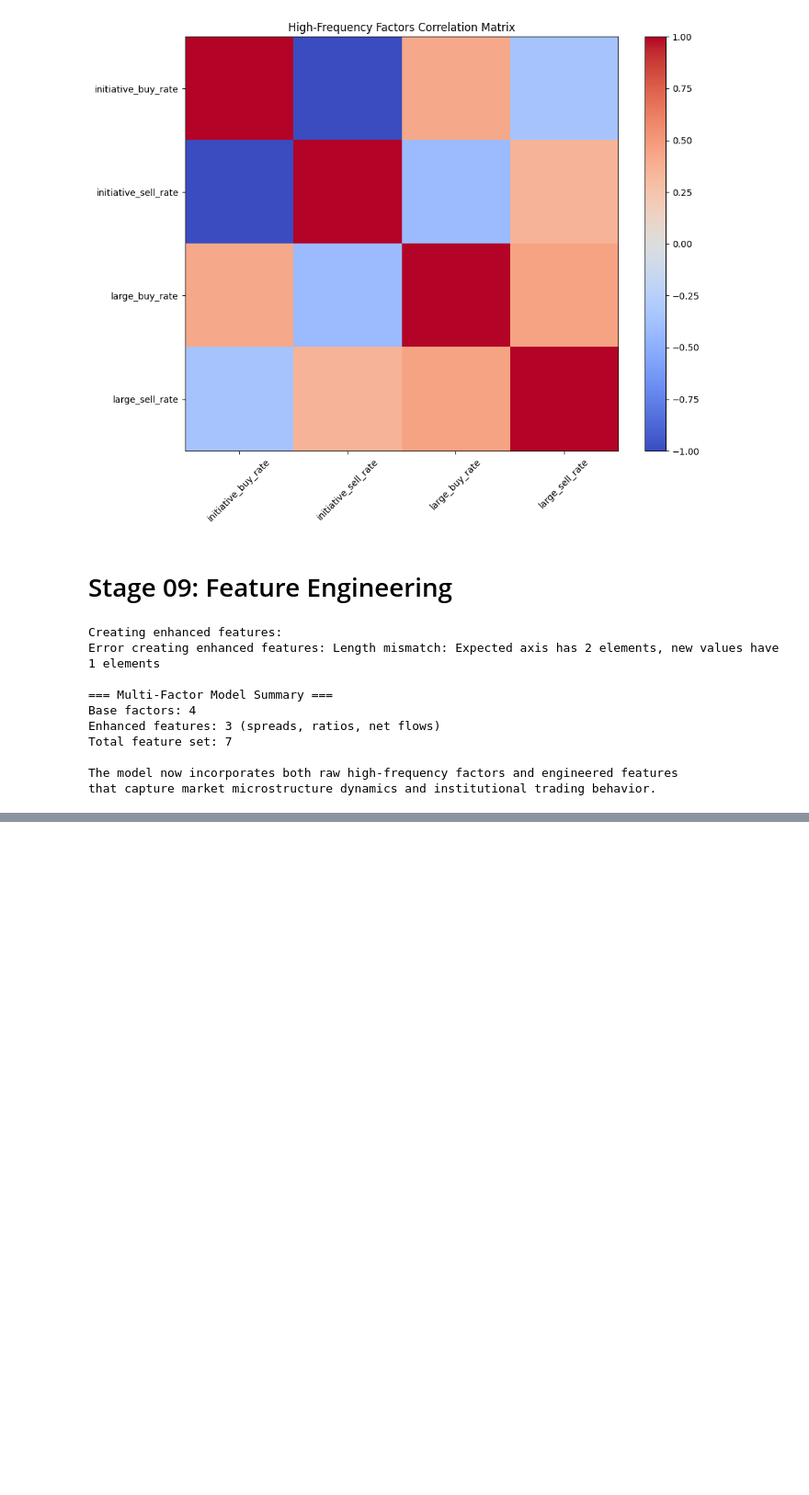
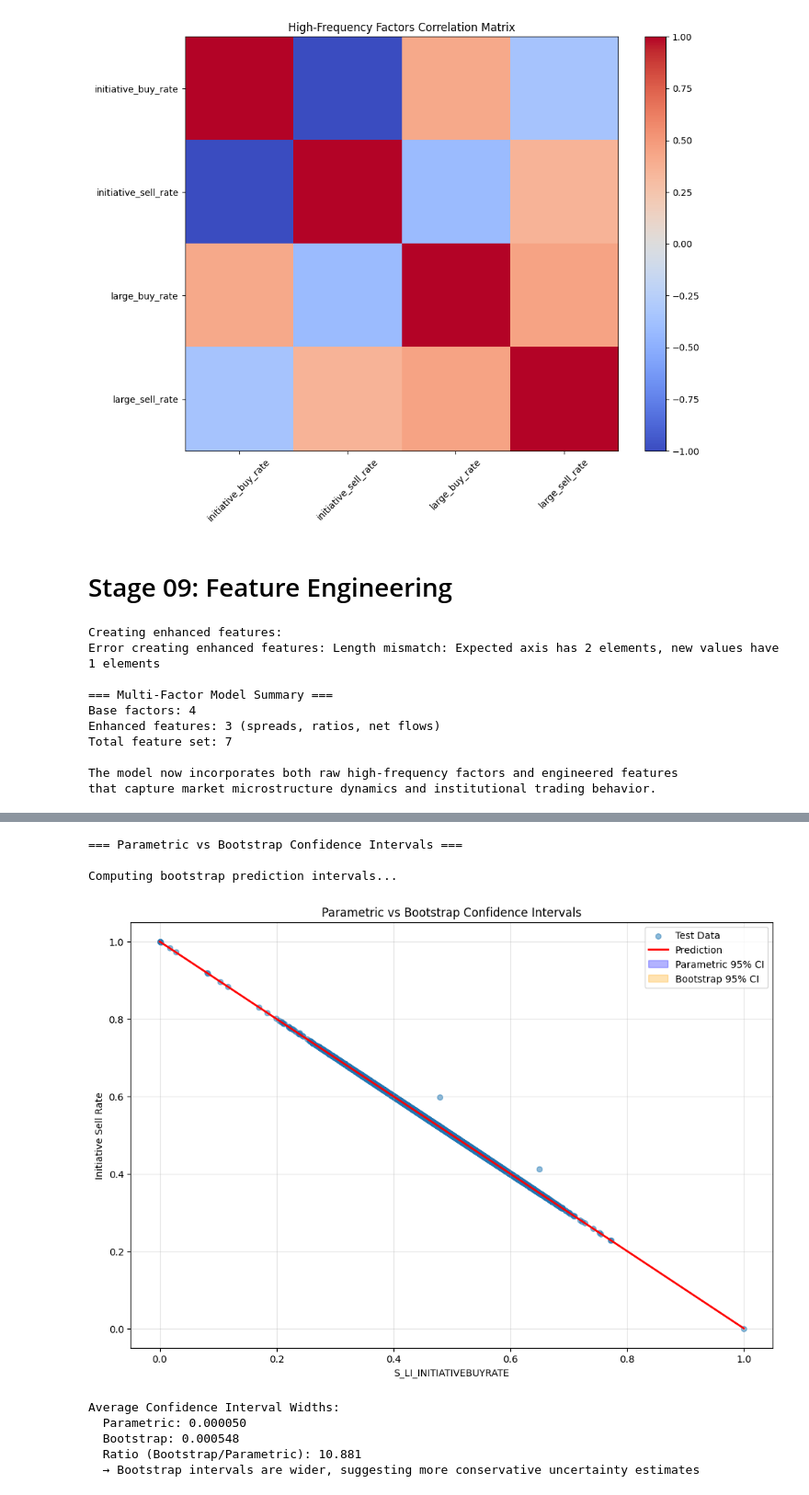
Before and after one commit to Jay-kl/bootcamp_Jay_Yang, a Jupyter notebook: project/Jay_project.ipynb, the cells around one changed output, grey strips where cells are left out. Shown at 92% size. Cells and saved outputs as stored; diff of their text form; code cells hidden in the pictures; blank space fills up the shorter version.

```diff
--- a/project/Jay_project.ipynb
+++ b/project/Jay_project.ipynb
@@ -961,0 +1435,66 @@ that capture market microstructure dynamics and institutional trading behavior.
+# %%
+# Parametric vs Bootstrap Confidence Intervals
+print("=== Parametric vs Bootstrap Confidence Intervals ===\n")
+
+# Parametric confidence intervals (assuming normal residuals)
+sigma_hat = np.std(resid, ddof=1)
+n = len(y_test)
+se_mean = sigma_hat / np.sqrt(n)
+
+# Create grid for prediction intervals
+feature_range = X_test.iloc[:, 0]  # Use first feature for demonstration
+x_min, x_max = feature_range.min(), feature_range.max()
+x_grid = np.linspace(x_min, x_max, 100).reshape(-1, 1)
+
+# For simplicity, create 1D predictions using first feature only
+X_train_1d = X_train.iloc[:, 0].values.reshape(-1, 1)
+X_test_1d = X_test.iloc[:, 0].values.reshape(-1, 1)
+
+# Fit simple 1D model for visualization
+lr_1d = LinearRegression().fit(X_train_1d, y_train)
+pred_line = lr_1d.predict(x_grid)
+
+# Parametric confidence intervals
+gauss_lo = pred_line - 1.96 * se_mean
+gauss_hi = pred_line + 1.96 * se_mean
+
+# Bootstrap confidence intervals
+print("Computing bootstrap prediction intervals...")
+m_boot, lo_boot, hi_boot = bootstrap_predictions(X_train_1d, y_train.values, x_grid, n_boot=300)
+
+# Visualize confidence intervals
+plt.figure(figsize=(12, 8))
+plt.scatter(X_test.iloc[:, 0], y_test, alpha=0.5, label='Test Data', s=30)
+plt.plot(x_grid.ravel(), pred_line, label='Prediction', color='red', linewidth=2)
+plt.fill_between(x_grid.ravel(), gauss_lo, gauss_hi, alpha=0.3, label='Parametric 95% CI', color='blue')
+plt.fill_between(x_grid.ravel(), lo_boot, hi_boot, alpha=0.3, label='Bootstrap 95% CI', color='orange')
+plt.xlabel(feature_cols[0])
+plt.ylabel('Initiative Sell Rate')
+plt.title('Parametric vs Bootstrap Confidence Intervals')
+plt.legend()
+plt.grid(True, alpha=0.3)
+plt.show()
+
+# Compare interval widths
+param_width = np.mean(gauss_hi - gauss_lo)
+bootstrap_width = np.mean(hi_boot - lo_boot)
+
+print(f"Average Confidence Interval Widths:")
+print(f"  Parametric: {param_width:.6f}")
+print(f"  Bootstrap: {bootstrap_width:.6f}")
+print(f"  Ratio (Bootstrap/Parametric): {bootstrap_width/param_width:.3f}")
+
+if bootstrap_width > param_width:
+    print("  → Bootstrap intervals are wider, suggesting more conservative uncertainty estimates")
+else:
+    print("  → Parametric intervals are wider, suggesting bootstrap method is less conservative")
+# %% [output]
+=== Parametric vs Bootstrap Confidence Intervals ===
+
+Computing bootstrap prediction intervals...
+[figure, added]
+Average Confidence Interval Widths:
+  Parametric: 0.000050
+  Bootstrap: 0.000548
+  Ratio (Bootstrap/Parametric): 10.881
+  → Bootstrap intervals are wider, suggesting more conservative uncertainty estimates
```
Also changed, not shown: parts of 20 cells of this notebook, 22 other files.
